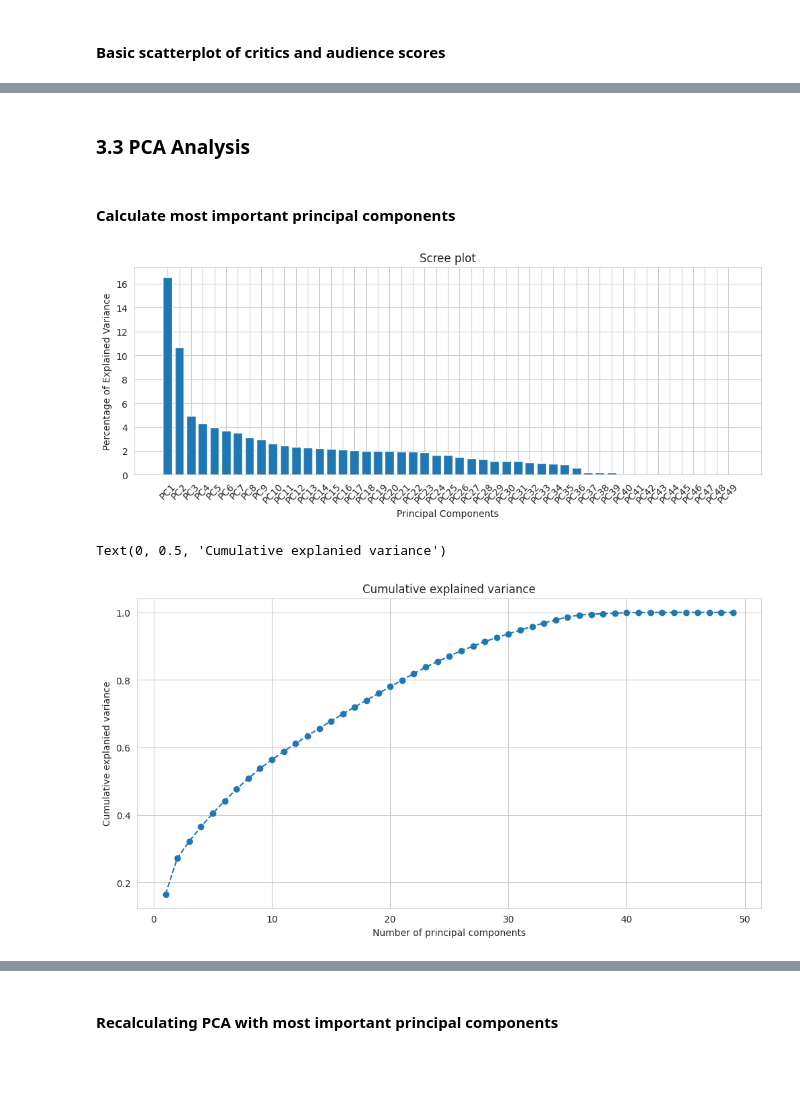
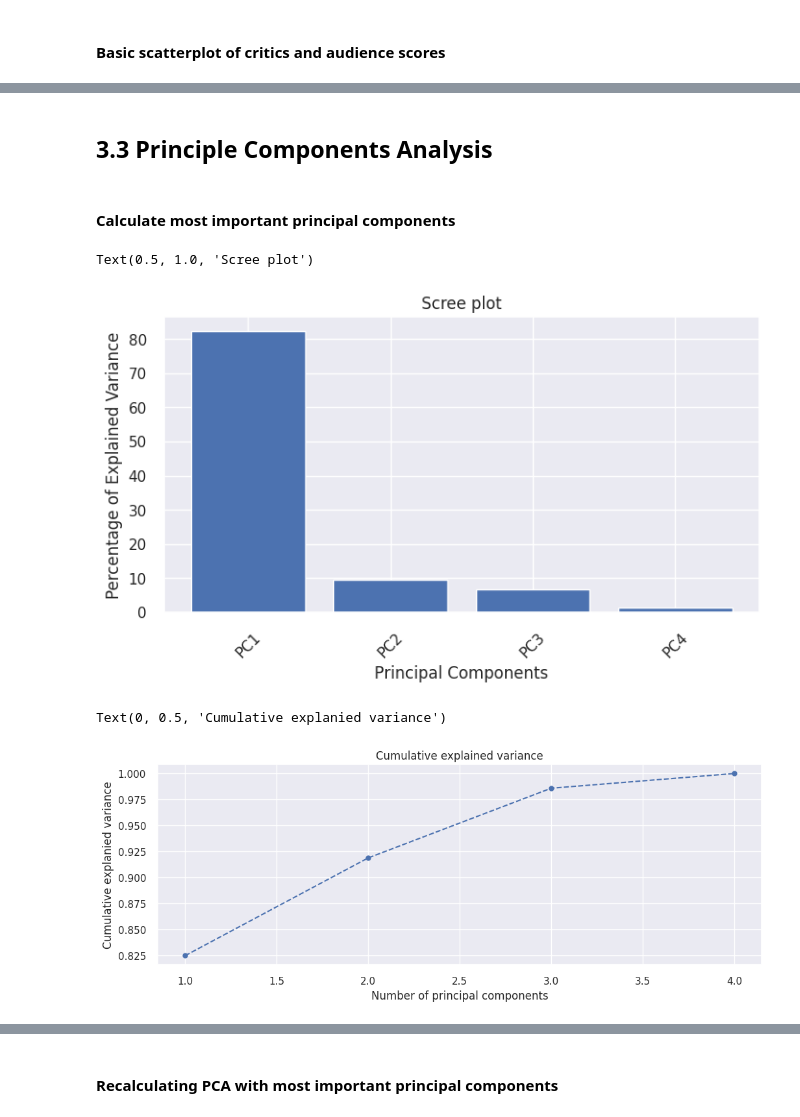
Before and after one commit to AAleksandros/HUA-DIT-Data-mining-project, a Jupyter notebook: data_mining.ipynb, the cells around one changed output, grey strips where cells are left out. Cells and saved outputs as stored; diff of their text form; code cells hidden in the pictures; blank space fills up the shorter version.

```diff
--- a/data_mining.ipynb
+++ b/data_mining.ipynb
@@ -248,3 +258,12 @@ Release Date (US)                            0
 Oscar Winners                                0
 Oscar Detail                                 0
 dtype: object
+# %%
+Q1 = df['Budget ($million)'].quantile(0.25)
+Q3 = df['Budget ($million)'].quantile(0.75)
+
+IQR = Q3 - Q1
+threshold = 5
+
+outliers = df[(df['Budget ($million)'] < Q1 - threshold * IQR) | (df['Budget ($million)'] > Q3 + threshold * IQR)]
+df.at[outliers['Budget ($million)'].index[0], 'Budget ($million)'] = df.at[outliers['Budget ($million)'].index[0], 'Budget ($million)'] / 1000
@@ -424,0 +447,8 @@ sns.scatterplot(data=df_cl, x='Average critics ', y='Average audience ', hue='Os
+# %%
+fig, ax =plt.subplots(1,2)
+sns.set(rc = {'figure.figsize':(16, 6)})
+ax[0].set_title('AVG critics vs AVG audience scores')
+ax[0].set_ylim(0, 100)
+ax[1].set_title('Budget vs Worlwide gross income ($millions)')
+sns.scatterplot(data=df_cl, x='Average critics ', y='Average audience ', hue='Oscar Winners', ax=ax[0])
+sns.scatterplot(data=df_cl, x='Budget ($million)', y='Worldwide Gross ($million)', hue='Oscar Winners', ax=ax[1])
@@ -424,0 +458,14 @@ sns.scatterplot(data=df_cl, x='Average critics ', y='Average audience ', hue='Os
+# %%
+# x = df_cl.drop(['Oscar Winners', 'Film', 'Year', 'Release Date (US)', 'Oscar Detail', 'index', 'Distributor', 'IMDb Rating', 'IMDB vs RT disparity', 'Release Date (US)'], axis=1).values
+x = df_cl[['Rotten Tomatoes  critics', 'Metacritic  critics', 'Rotten Tomatoes Audience ', 'Metacritic Audience ']]
+# x = df_cl[['Rotten Tomatoes  critics',
+#        'Metacritic  critics', 'Average critics ', 'Rotten Tomatoes Audience ',
+#        'Metacritic Audience ', 'Rotten Tomatoes vs Metacritic  deviance',
+#        'Average audience ', 'Audience vs Critics deviance ', 'Opening Weekend',
+#        'Opening weekend ($million)', 'Domestic Gross',
+#        'Domestic gross ($million)', 'Foreign Gross ($million)',
+#        'Foreign Gross', 'Worldwide Gross', 'Worldwide Gross ($million)',
+#        ' of Gross earned abroad', 'Budget ($million)', ' Budget recovered',
+#        ' Budget recovered opening weekend']]
+y = df_cl[['Oscar Winners']]
+meta = df_cl['Film']
@@ -425,45 +477,40 @@ sns.scatterplot(data=df_cl, x='Average critics ', y='Average audience ', hue='Os
 # %% [markdown]
-### 3.3 PCA Analysis
+## 3.3 Principle Components Analysis
 # %% [markdown]
 #### Calculate most important principal components
-# %%
-x = df_cl.drop(['Oscar Winners', 'Film', 'Year', 'Release Date (US)', 'Oscar Detail', 'index', 'Distributor', 'IMDb Rating', 'IMDB vs RT disparity', 'Release Date (US)'], axis=1).values
-y = df_cl['Oscar Winners'].values
-meta = df_cl['Film'].values
 # %%
 # Fit and scale data
 x = StandardScaler().fit_transform(x)
-
 pca = PCA()
 
 # Fit and scale
 principal_components = pca.fit_transform(x)
 
 per_var = np.round(pca.explained_variance_ratio_ * 100, decimals=2)
 labels = [f'PC{x}' for x in range(1, len(per_var)+1)]
 
 principal_df = pd.DataFrame(data = principal_components, columns = labels)
 
 final_df = pd.concat([principal_df, df[['Oscar Winners']]], axis = 1)
 
-plt.figure(figsize=(12,4))
+plt.figure(figsize=(8,4))
 plt.xticks(rotation=45)
 plt.bar(x=range(len(x[0])), height=per_var,  tick_label=labels)
 plt.ylabel('Percentage of Explained Variance')
 plt.xlabel('Principal Components')
 plt.title('Scree plot')
-plt.show()
 # %% [output]
+Text(0.5, 1.0, 'Scree plot')
-[figure, old version]
+[figure, new version]
 # %%
-plt.figure(figsize= (12,6))
+plt.figure(figsize= (12,4))
 plt.plot(range(1, len(pca.explained_variance_ratio_)+1), pca.explained_variance_ratio_.cumsum(), marker='o', linestyle = '--')
 plt.title('Cumulative explained variance')
 plt.xlabel('Number of principal components')
 plt.ylabel('Cumulative explanied variance')
 # %% [output]
 Text(0, 0.5, 'Cumulative explanied variance')
-[figure, old version]
+[figure, new version]
 # %%
 plt.figure(figsize=(10, 6))
 plt.xlabel(f'PC1 - {per_var[0]}%')
```
Also changed, not shown: parts of 69 cells of this notebook.
